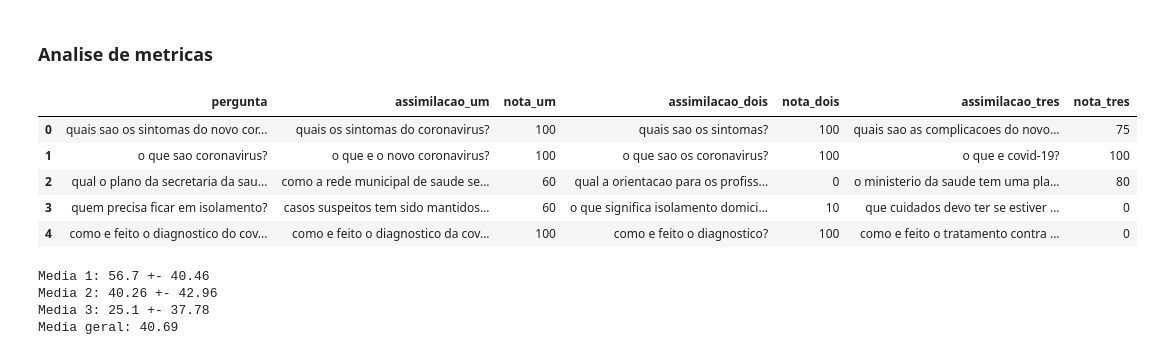
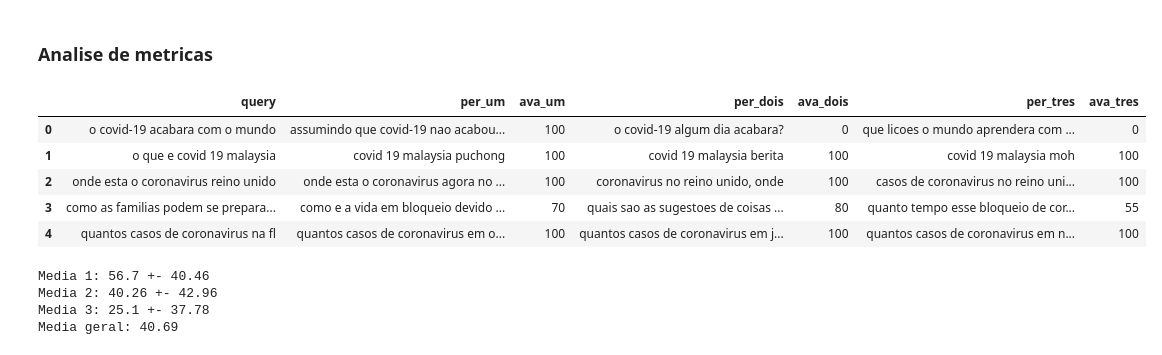
Before and after one commit to Migliorin/Covid-Project, a Jupyter notebook: Analise metricas/Projeto_Analise_Similariedade.ipynb, the cells around one changed output. Drawn from its saved outputs; the diff is of its cells as text; code cells hidden in the pictures.

Commit message:
Finalizacao gabarito e calculo das metricas

```diff
--- a/Analise metricas/Projeto_Analise_Similariedade.ipynb
+++ b/Analise metricas/Projeto_Analise_Similariedade.ipynb
@@ -171,15 +171,16 @@ Pergunta: quais sao as complicacoes do novo coronavirus? | Score BM25: 4.42
 # %% [markdown]
 ### Analise de metricas
 # %%
-df_avaliado = pd.read_csv('../DataSets/Projeto_Repositorio/repositorio_avaliado_v2.csv')
+#df_avaliado = pd.read_csv('../DataSets/Projeto_Repositorio/repositorio_avaliado_v2.csv')
+df_avaliado = pd.read_csv('./gabarito_parcial_2.csv')
 df_avaliado.head()
 # %% [output]
-|  | pergunta | assimilacao_um | nota_um | assimilacao_dois | nota_dois | assimilacao_tres | nota_tres |
-| 0 | quais sao os sintomas do novo cor... | quais os sintomas do coronavirus? | 100 | quais sao os sintomas? | 100 | quais sao as complicacoes do novo... | 75 |
-| 1 | o que sao coronavirus? | o que e o novo coronavirus? | 100 | o que sao os coronavirus? | 100 | o que e covid-19? | 100 |
-| 2 | qual o plano da secretaria da sau... | como a rede municipal de saude se... | 60 | qual a orientacao para os profiss... | 0 | o ministerio da saude tem uma pla... | 80 |
-| 3 | quem precisa ficar em isolamento? | casos suspeitos tem sido mantidos... | 60 | o que significa isolamento domici... | 10 | que cuidados devo ter se estiver ... | 0 |
-| 4 | como e feito o diagnostico do cov... | como e feito o diagnostico da cov... | 100 | como e feito o diagnostico? | 100 | como e feito o tratamento contra ... | 0 |
+|  | query | per_um | ava_um | per_dois | ava_dois | per_tres | ava_tres |
+| 0 | o covid-19 acabara com o mundo | assumindo que covid-19 nao acabou... | 100 | o covid-19 algum dia acabara? | 0 | que licoes o mundo aprendera com ... | 0 |
+| 1 | o que e covid 19 malaysia | covid 19 malaysia puchong | 100 | covid 19 malaysia berita | 100 | covid 19 malaysia moh | 100 |
+| 2 | onde esta o coronavirus reino unido | onde esta o coronavirus agora no ... | 100 | coronavirus no reino unido, onde | 100 | casos de coronavirus no reino uni... | 100 |
+| 3 | como as familias podem se prepara... | como e a vida em bloqueio devido ... | 70 | quais sao as sugestoes de coisas ... | 80 | quanto tempo esse bloqueio de cor... | 55 |
+| 4 | quantos casos de coronavirus na fl | quantos casos de coronavirus em o... | 100 | quantos casos de coronavirus em j... | 100 | quantos casos de coronavirus em n... | 100 |
 # %%
 media_um = df_avaliado['nota_um'].mean()
 desvio_um = df_avaliado['nota_um'].std()
```
Also changed, not shown: parts of 5 cells of this notebook, 6 other files.
